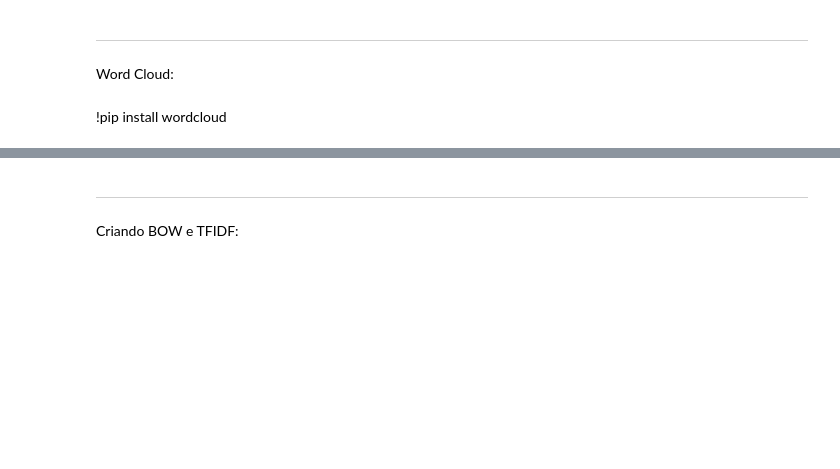
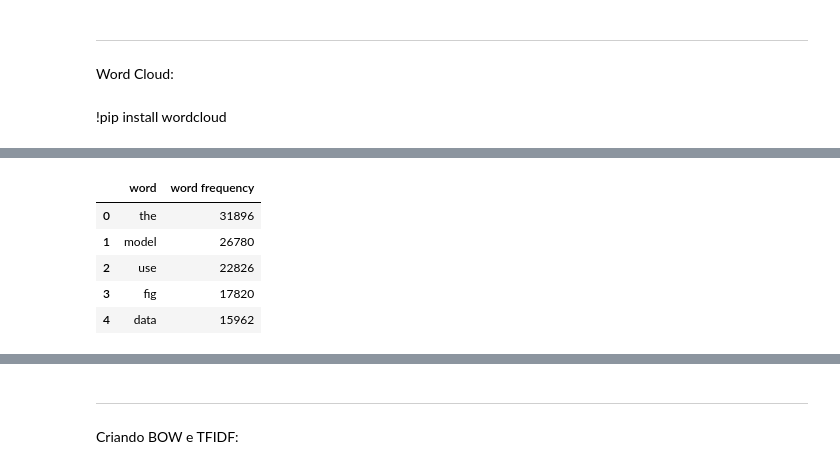
Before and after one commit to Vieirbat/Summarticles, a Jupyter notebook: notebooks/TextMining.ipynb, the cells around one changed output, grey strips where cells are left out. Drawn from its saved outputs; the diff is of its cells as text; code cells hidden in the pictures; blank space fills up the shorter version.

```diff
--- a/notebooks/TextMining.ipynb
+++ b/notebooks/TextMining.ipynb
@@ -497,0 +528,16 @@ word_cloud(documents, width=1000, height=200, collocations=True, background_colo
+# %%
+token_text = text_tokenize(' '.join(documents_all_text))
+# %%
+words_freq = pd.value_counts(token_text)
+words_freq = pd.DataFrame(words_freq,columns=['frequency'])
+words_freq.index.name = 'word'
+words_freq = words_freq.reset_index()
+
+words_freq.head()
+# %% [output]
+|  | word | word frequency |
+| 0 | the | 31896 |
+| 1 | model | 26780 |
+| 2 | use | 22826 |
+| 3 | fig | 17820 |
+| 4 | data | 15962 |
```
Also changed, not shown: parts of 24 cells of this notebook, 2 other files.
